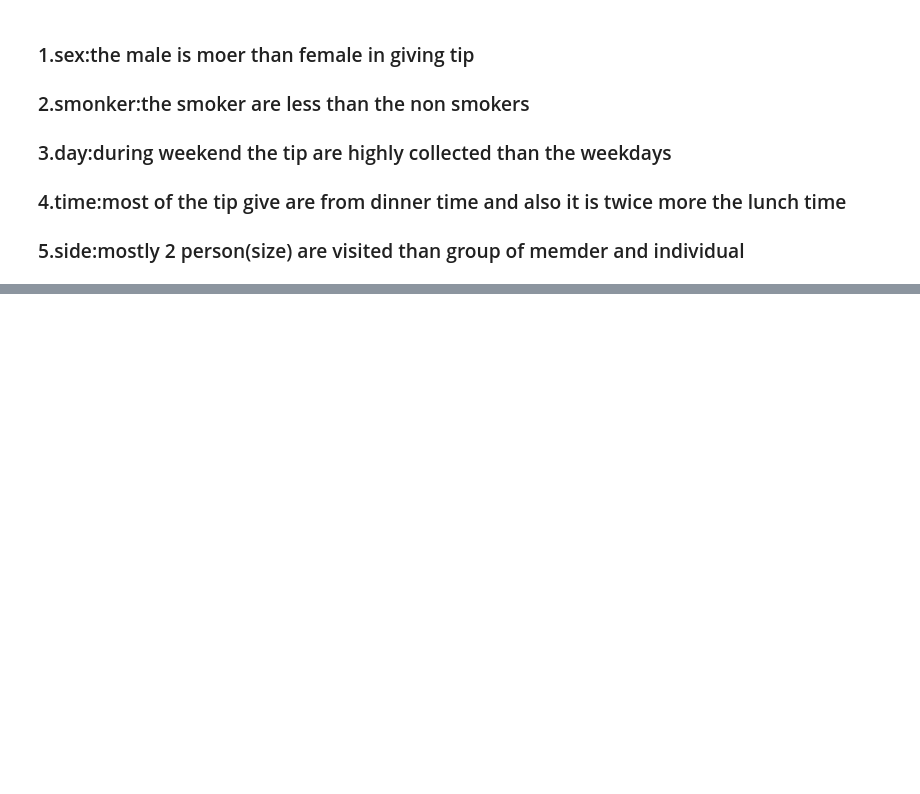
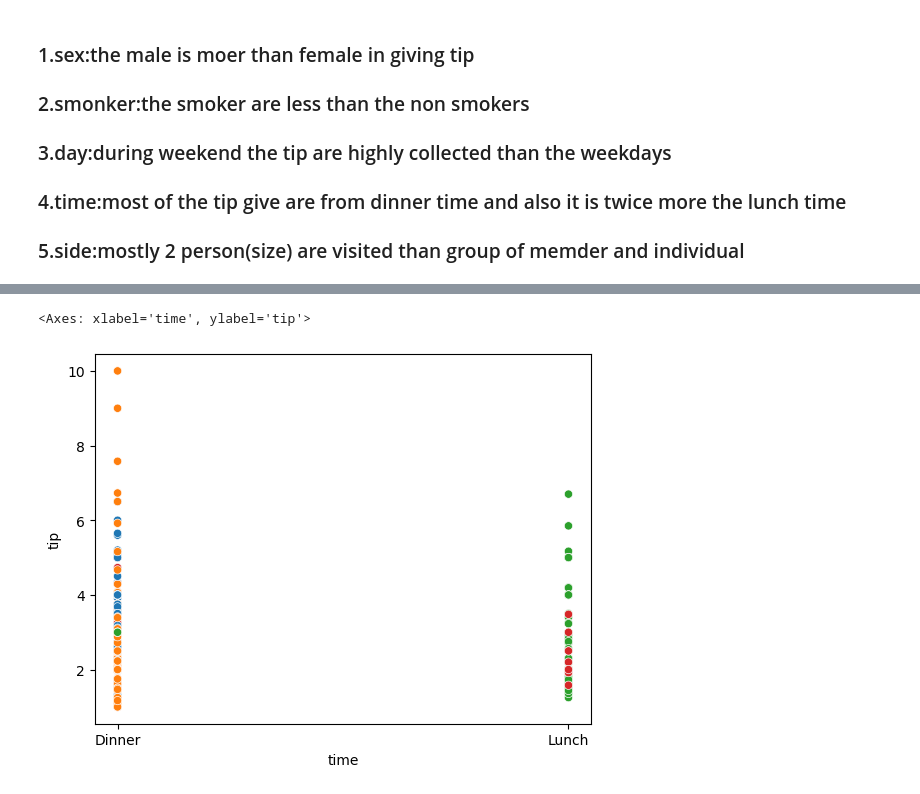
Before and after one commit to kishanmanna98-jpg/matplotlib, a Jupyter notebook: tip.ipynb, the cells around one changed output, grey strips where cells are left out. Cells and saved outputs as stored; diff of their text form; code cells hidden in the pictures; blank space fills up the shorter version.

```diff
--- a/tip.ipynb
+++ b/tip.ipynb
@@ -75,0 +88,5 @@ sns.countplot(data=a,x=a['smoker'],hue=a['day'])
+# %%
+sns.scatterplot(data=a,x='time',y='tip',hue='day',legend=False)
+# %% [output]
+<Axes: xlabel='time', ylabel='tip'>
+[figure, added]
```
Also changed, not shown: parts of 8 cells of this notebook.
